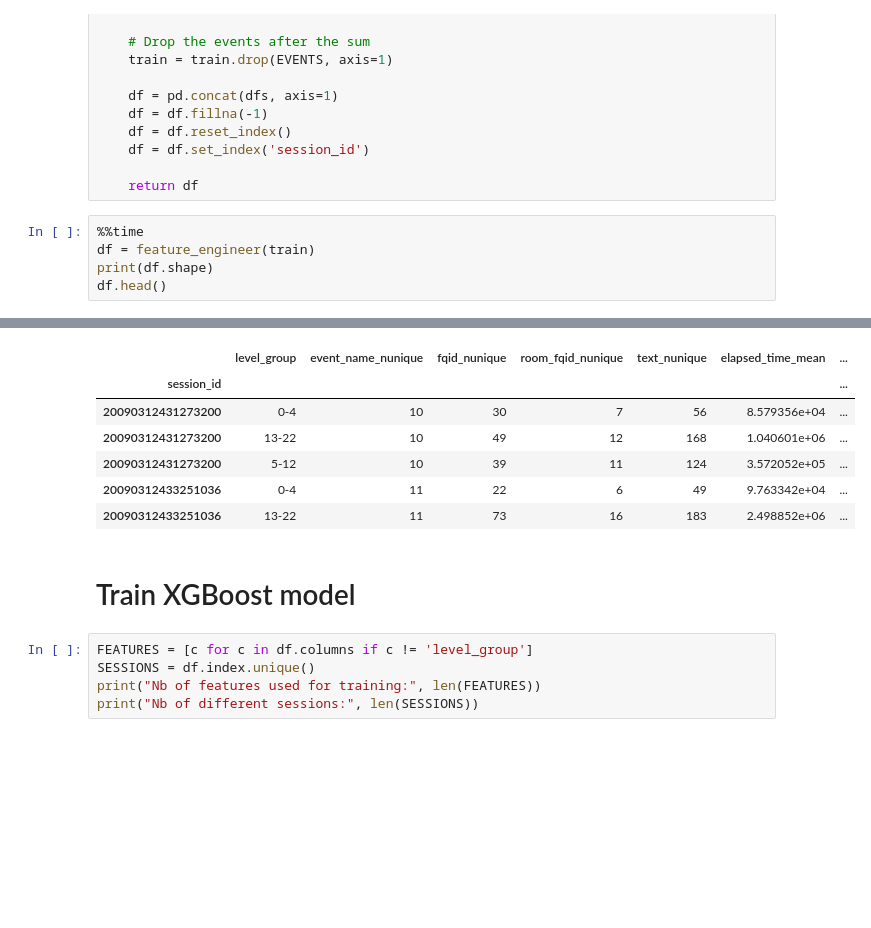
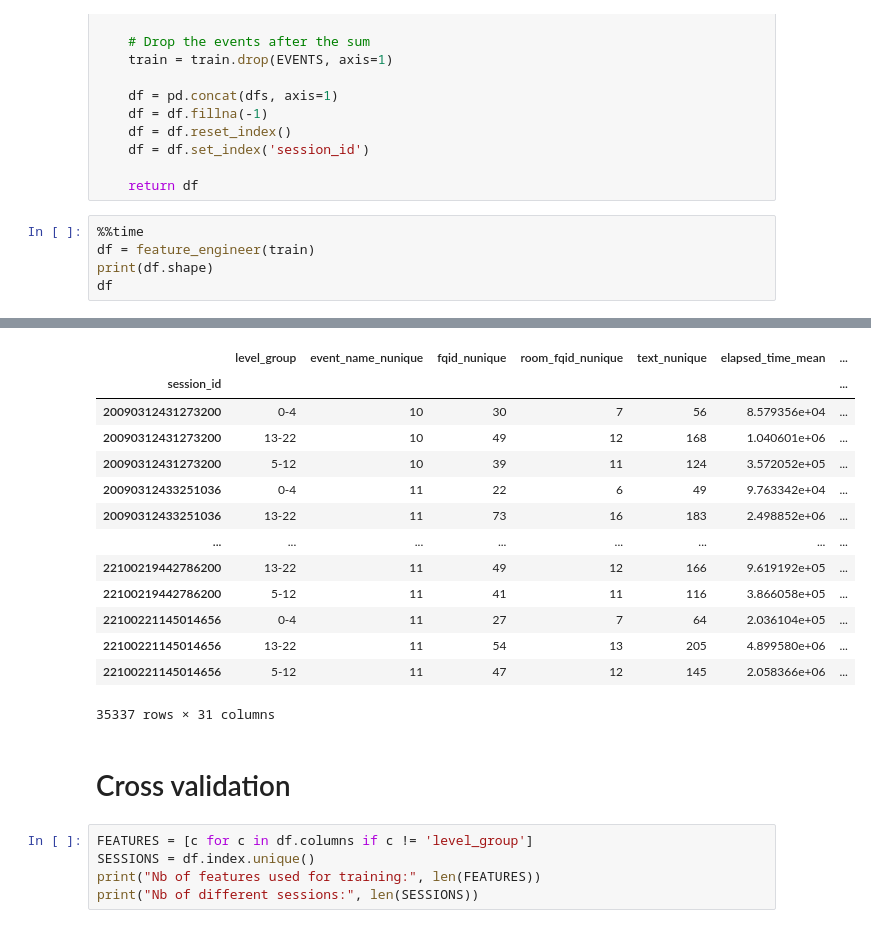
Before and after one commit to Paul-Bacher/Predict-Student-Performance-from-Game-Play, a Jupyter notebook: training-student-perf-from-gameplay.ipynb, the cells around one changed output, grey strips where cells are left out. Cells and saved outputs as stored; diff of their text form; blank space fills up the shorter version.

Commit message:
Training

```diff
--- a/training-student-perf-from-gameplay.ipynb
+++ b/training-student-perf-from-gameplay.ipynb
@@ -90,6 +166,6 @@ def feature_engineer(train):
 %%time
 df = feature_engineer(train)
 print(df.shape)
-df.head()
+df
 # %% [output]
 (35337, 31)
@@ -98,12 +174,19 @@ Wall time: 1min 8s
 |  | level_group | event_name_nunique | fqid_nunique | room_fqid_nunique | text_nunique | elapsed_time_mean | ... |
 | session_id |  |  |  |  |  |  | ... |
 | 20090312431273200 | 0-4 | 10 | 30 | 7 | 56 | 8.579356e+04 | ... |
 | 20090312431273200 | 13-22 | 10 | 49 | 12 | 168 | 1.040601e+06 | ... |
 | 20090312431273200 | 5-12 | 10 | 39 | 11 | 124 | 3.572052e+05 | ... |
 | 20090312433251036 | 0-4 | 11 | 22 | 6 | 49 | 9.763342e+04 | ... |
 | 20090312433251036 | 13-22 | 11 | 73 | 16 | 183 | 2.498852e+06 | ... |
+| ... | ... | ... | ... | ... | ... | ... | ... |
+| 22100219442786200 | 13-22 | 11 | 49 | 12 | 166 | 9.619192e+05 | ... |
+| 22100219442786200 | 5-12 | 11 | 41 | 11 | 116 | 3.866058e+05 | ... |
+| 22100221145014656 | 0-4 | 11 | 27 | 7 | 64 | 2.036104e+05 | ... |
+| 22100221145014656 | 13-22 | 11 | 54 | 13 | 205 | 4.899580e+06 | ... |
+| 22100221145014656 | 5-12 | 11 | 47 | 12 | 145 | 2.058366e+06 | ... |
+35337 rows × 31 columns
-# %% [markdown]
-# Train XGBoost model
+# %% [markdown]
+# Cross validation
 # %%
 FEATURES = [c for c in df.columns if c != 'level_group']
 SESSIONS = df.index.unique()
```
Also changed, not shown: parts of 26 cells of this notebook.
